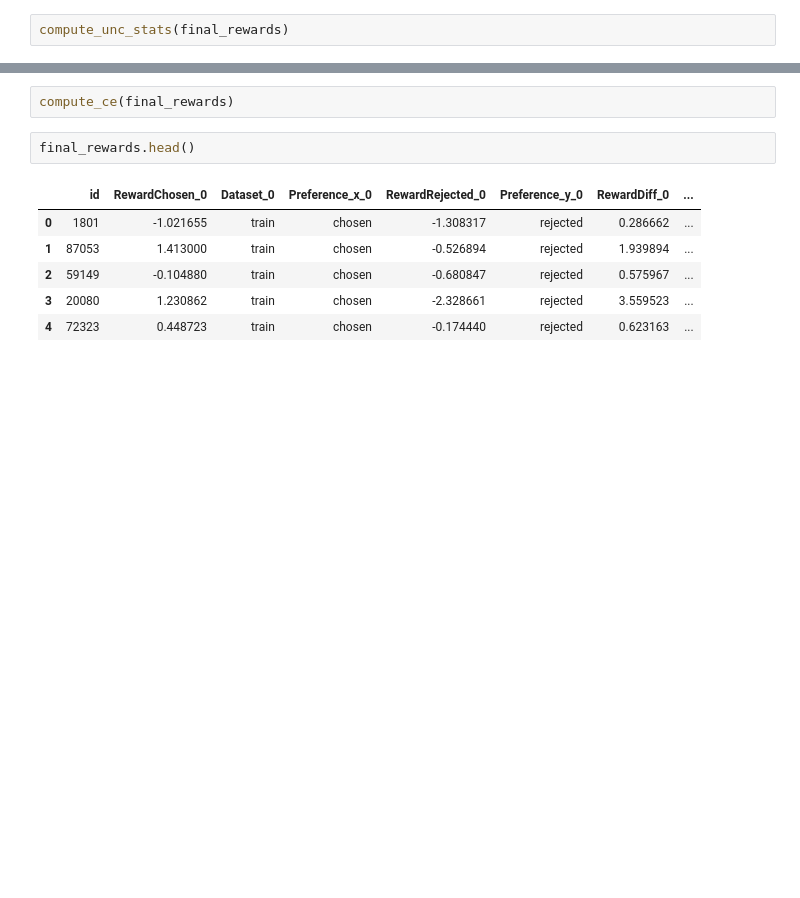
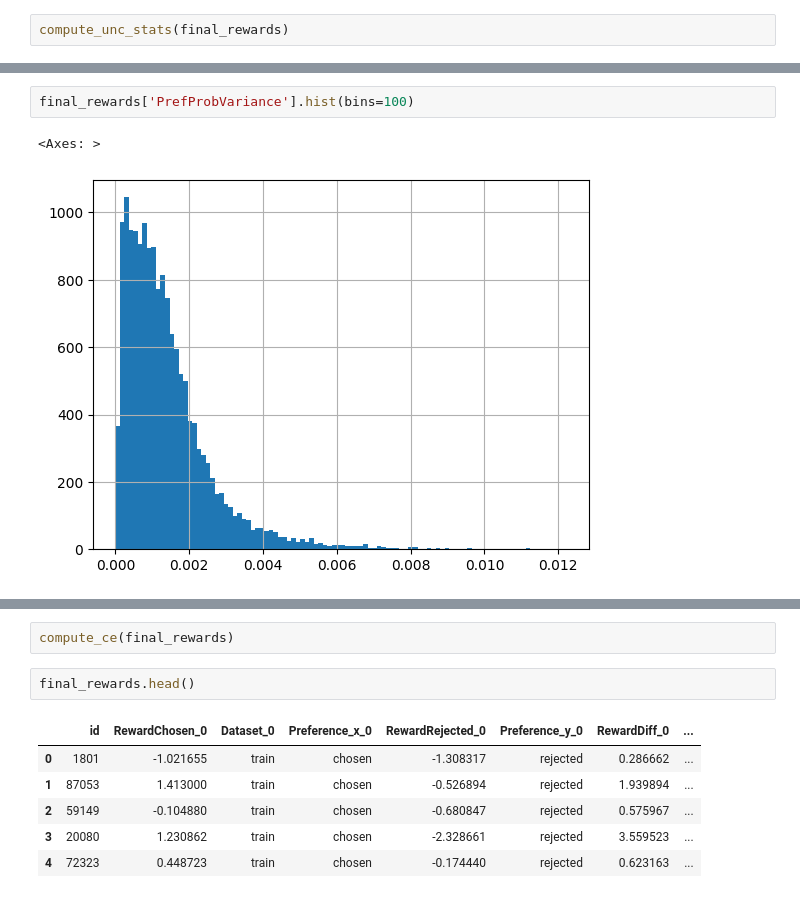
Before and after one commit to luckeciano/BAL-PM, a Jupyter notebook: jupyter/UncertaintyBaselinesEvaluation.ipynb, the cells around one changed output, grey strips where cells are left out. Cells and saved outputs as stored; diff of their text form; blank space fills up the shorter version.

```diff
--- a/jupyter/UncertaintyBaselinesEvaluation.ipynb
+++ b/jupyter/UncertaintyBaselinesEvaluation.ipynb
@@ -109,0 +113,5 @@ final_rewards.head()
+# %%
+final_rewards['PrefProbVariance'].hist(bins=100)
+# %% [output]
+<Axes: >
+[figure, added]
```
Also changed, not shown: parts of 21 cells of this notebook, 8 other files.
